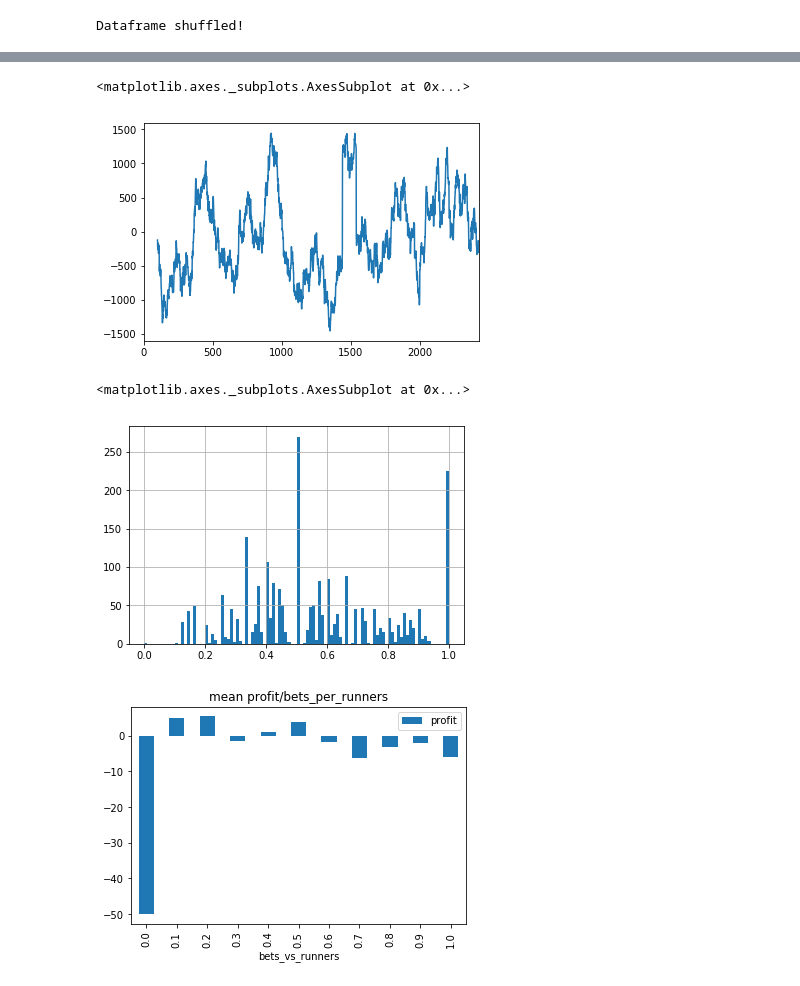
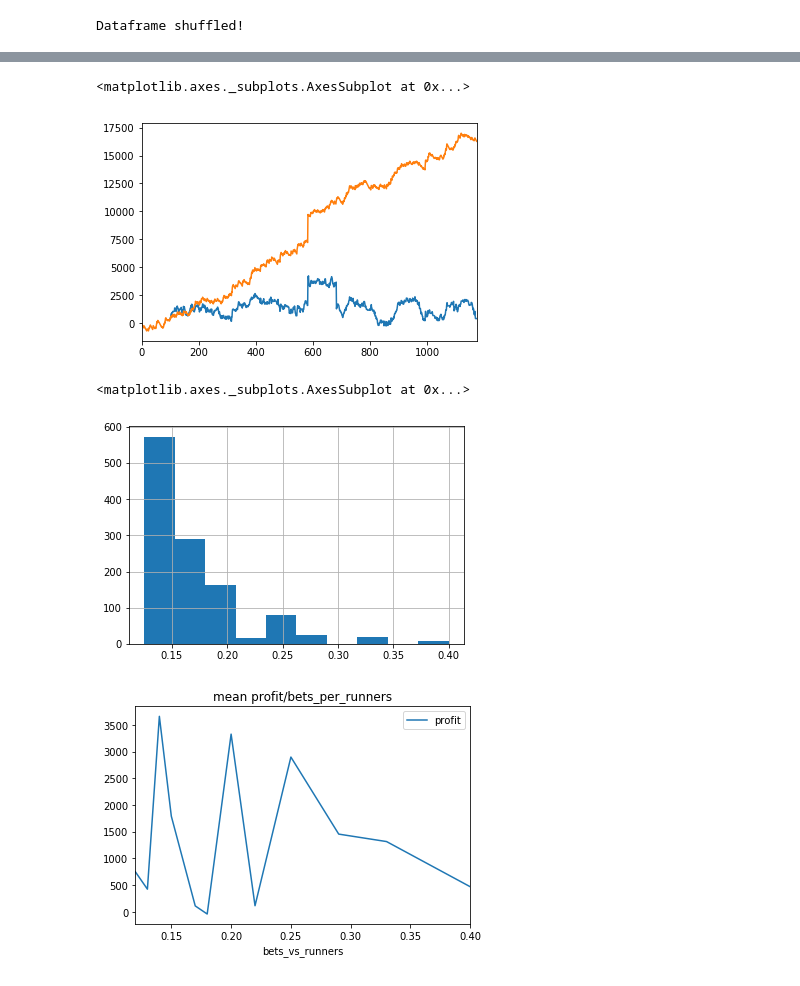
Before and after one commit to Tjorriemorrie/tabby, a Jupyter notebook: Simulate.ipynb, the cells around one changed output, grey strips where cells are left out. Cells and saved outputs as stored; diff of their text form; code cells hidden in the pictures.

```diff
--- a/Simulate.ipynb
+++ b/Simulate.ipynb
@@ -39,19 +134,13 @@ bet_chunk = balance * 0.05
 # %%
 def process_strategy(df, strategy):
     """run strategy, must pass runners returned back into results (it might be modified)"""
-
     book = []
-    for _, race in dfo.iterrows():
+    for _, race in df.iterrows():
 #         print(race['num_runners'])
-
         runners = race['runners']
-
         runners, num_bets = strategy(runners, bet_chunk)
-#         except KeyError:
-#             continue
-
-        bet_results(book, runners, race['num_runners'], bet_chunk, num_bets, race['race_type'])
-
+        if num_bets:
+            bet_results(book, runners, race['num_runners'], bet_chunk, num_bets, race['race_type'])
     return book
 # %%
 def bet_results(book, runners, num_runners, bet_chunk, num_bets, race_type):
@@ -93,18 +179,19 @@ def bettable(r):
 # %%
-def bet_positive_only(runners, bet_chunk):
-    """if prob > odds, bet"""
+def bet_positive_max(runners, bet_chunk):
+    """bet max given prob>scale"""
 
-    # total (only of runners we are betting on)
-    all_odds_scaled = [r['odds_scale'] for r in runners if bettable(r)]
-    all_probs = [r['probability'] for r in runners if bettable(r)]
-    total_scaled = sum(all_odds_scaled)
-    total_probs = sum(all_probs)
-
-    num_bets = len(all_odds_scaled)
+    num_runners = sum(r['odds_win'] > 0 for r in runners)
+    max_diff = max(r['probability'] - r['odds_scale'] for r in runners)
 
     for runner in runners:
-#         runner['bet'] = runner['odds_scale'] / total_scaled * bet_chunk if bettable(runner) else 0
-        runner['bet'] = runner['probability'] / total_probs * bet_chunk if bettable(runner) else 0
+        runner['bet'] = 0
+        if runner['probability'] - runner['odds_scale'] == max_diff:
+            runner['bet'] = bet_chunk
+
+    num_bets = sum(r['bet'] > 0 for r in runners)
+
+    if num_bets > 2 or num_bets / num_runners < 0.125:
+        return [], 0
 
     return runners, num_bets
 
@@ -112,6 +199,6 @@ def bet_positive_only(runners, bet_chunk):
 dfo = dfo.sample(frac=1).reset_index(drop=True)
 print('Dataframe shuffled!')
 
-book = process_strategy(dfo, bet_positive_only)
+book = process_strategy(dfo, bet_positive_max)
 # %% [output]
 Dataframe shuffled!
@@ -199,15 +254,16 @@ df.win_diff.hist(bins=40, alpha=.2)
 # %%
 df.profit.rolling(100).sum().plot()
+df.profit.cumsum().plot()
 # %% [output]
 <matplotlib.axes._subplots.AxesSubplot at 0x...>
-[figure, old version]
+[figure, new version]
 # %%
 # bets/runners
 df['bets_vs_runners'] = df.num_bets / df.num_runners
-df['bets_vs_runners'].hist(bins=100)
-groups = df.groupby(df['bets_vs_runners'].apply(lambda x: round(x, 1))).mean()
-groups.plot(kind='bar', y='profit', title='mean profit/bets_per_runners')
+df['bets_vs_runners'].hist(bins=10)
+groups = df.groupby(df['bets_vs_runners'].apply(lambda x: round(x, 2))).sum()
+groups.plot(kind='line', y='profit', title='mean profit/bets_per_runners')
 # %% [output]
 <matplotlib.axes._subplots.AxesSubplot at 0x...>
-[figure, old version]
+[figure, new version]
-[figure, old version]
+[figure, new version]
```
Also changed, not shown: parts of 16 cells of this notebook, 8 other files.
